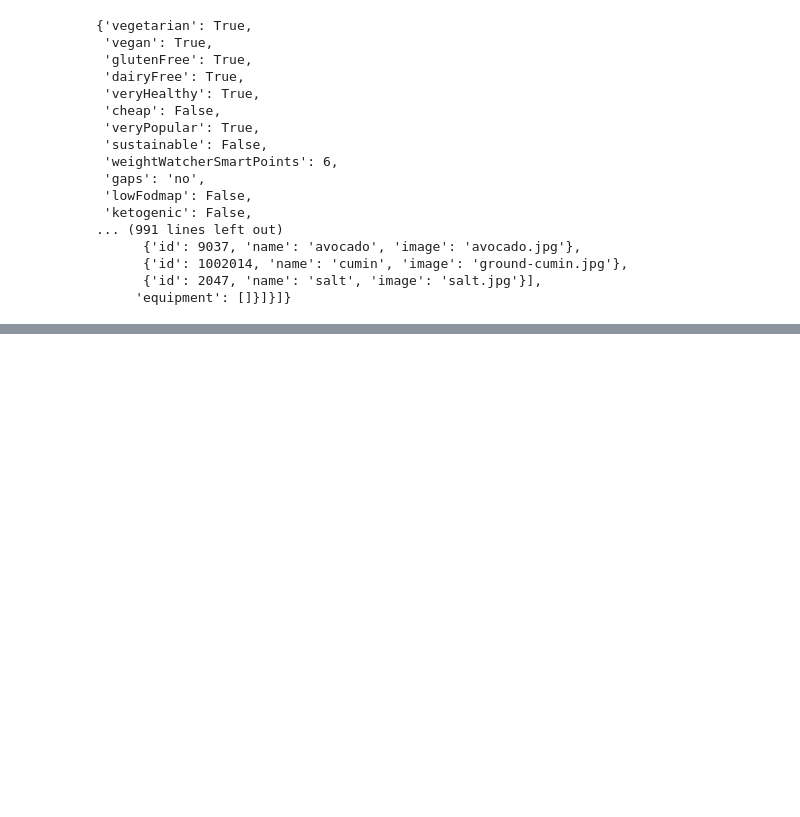
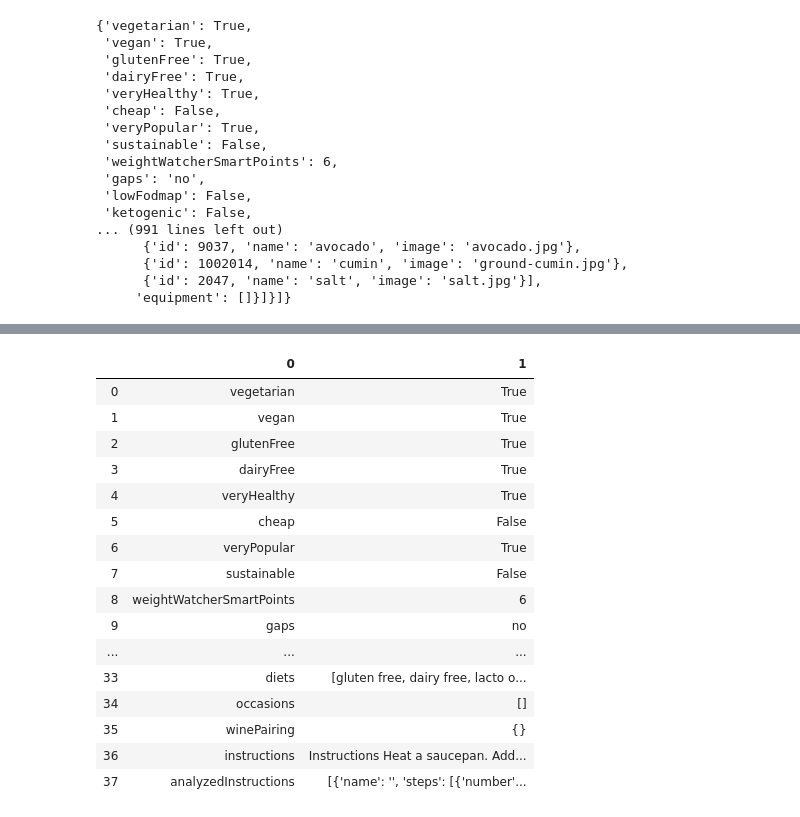
Before and after one commit to alexwcheng/recipe-webpage-ads, a Jupyter notebook: Jupyter_Notebooks/Spoonacular API Calls - Alex Update.ipynb, the cells around one changed output, grey strips where cells are left out. Cells and saved outputs as stored; diff of their text form; code cells hidden in the pictures; blank space fills up the shorter version.

Commit message:
Updated API calls and started a data cleaning notebook.

```diff
--- a/Jupyter_Notebooks/Spoonacular API Calls - Alex Update.ipynb
+++ b/Jupyter_Notebooks/Spoonacular API Calls - Alex Update.ipynb
@@ -1093,3 +1092,6 @@ top_1000_recipes_info[0][0]
       {'id': 1002014, 'name': 'cumin', 'image': 'ground-cumin.jpg'},
       {'id': 2047, 'name': 'salt', 'image': 'salt.jpg'}],
      'equipment': []}]}]}
+# %%
+test = top_1000_recipes_info[0][0]
+list(test.keys())
@@ -1095,0 +1116,21 @@ top_1000_recipes_info[0][0]
+# %%
+test_df = pd.DataFrame(test.items())
+test_df
+# %% [output]
+|  | 0 | 1 |
+| 0 | vegetarian | True |
+| 1 | vegan | True |
+| 2 | glutenFree | True |
+| 3 | dairyFree | True |
+| 4 | veryHealthy | True |
+| 5 | cheap | False |
+| 6 | veryPopular | True |
+| 7 | sustainable | False |
+| 8 | weightWatcherSmartPoints | 6 |
+| 9 | gaps | no |
+| ... | ... | ... |
+| 33 | diets | [gluten free, dairy free, lacto o... |
+| 34 | occasions | [] |
+| 35 | winePairing | {} |
+| 36 | instructions | Instructions Heat a saucepan. Add... |
+| 37 | analyzedInstructions | [{'name': '', 'steps': [{'number'... |
```
Also changed, not shown: parts of 25 cells of this notebook, 3 other files.
